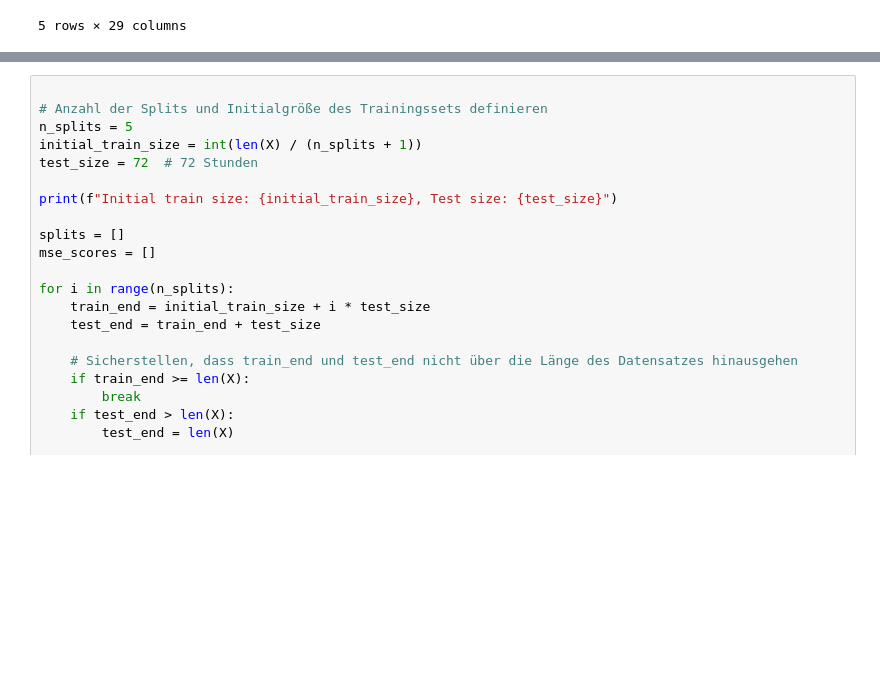
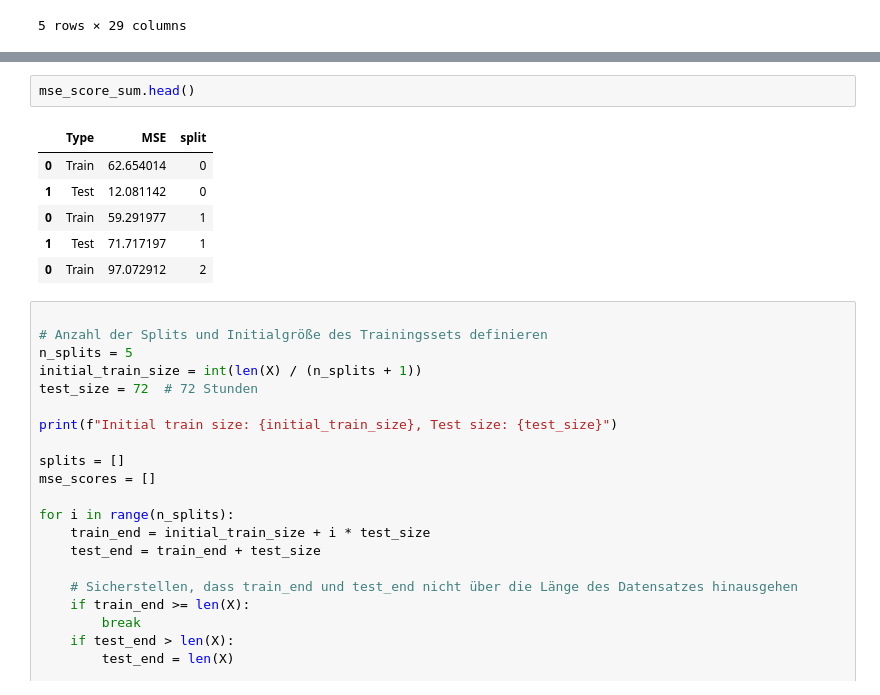
Before and after one commit to rouven-pampus/capstone_project, a Jupyter notebook: notebooks/model_linear_regression.ipynb, the cells around one changed output, grey strips where cells are left out. Drawn from its saved outputs; the diff is of its cells as text; blank space fills up the shorter version.

```diff
--- a/notebooks/model_linear_regression.ipynb
+++ b/notebooks/model_linear_regression.ipynb
@@ -231,3 +294,12 @@ Average MSE across all splits: 3712.6447921637664
+# %%
+mse_score_sum.head()
+# %% [output]
+|  | Type | MSE | split |
+| 0 | Train | 62.654014 | 0 |
+| 1 | Test | 12.081142 | 0 |
+| 0 | Train | 59.291977 | 1 |
+| 1 | Test | 71.717197 | 1 |
+| 0 | Train | 97.072912 | 2 |
 # %%
 
 # Anzahl der Splits und Initialgröße des Trainingssets definieren
```
Also changed, not shown: parts of 4 cells of this notebook.
